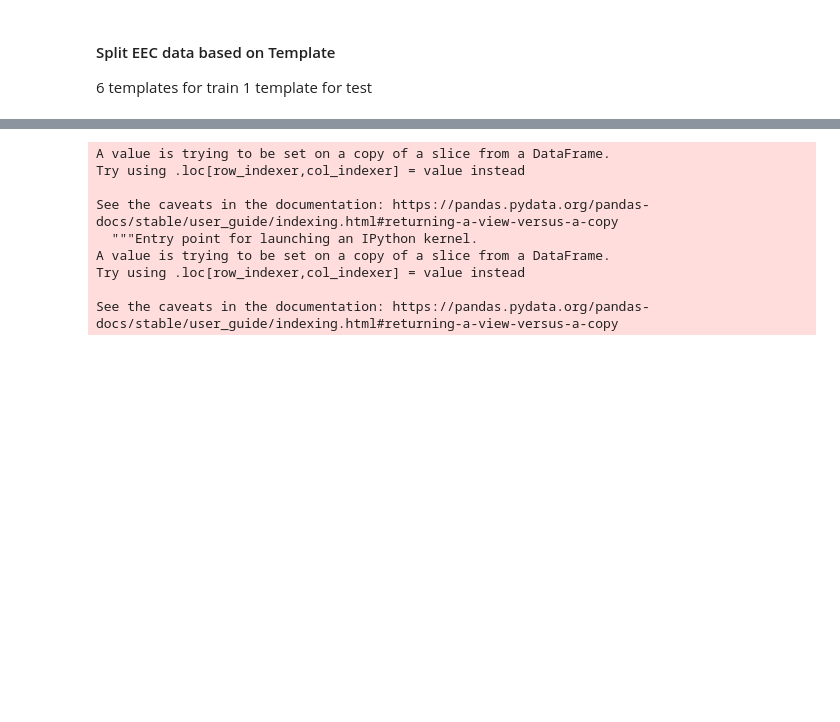
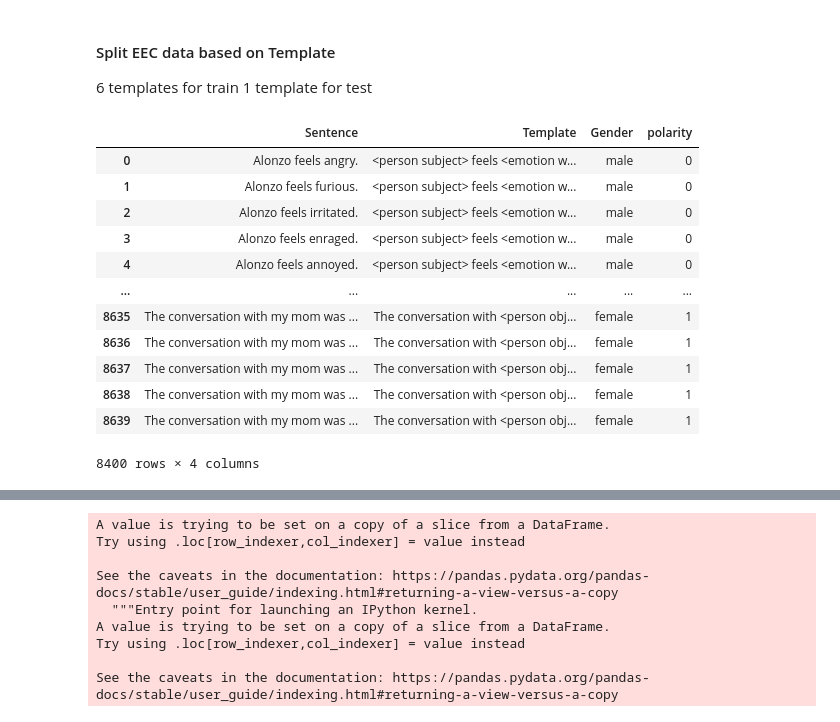
Before and after one commit to soarsmu/BiasFinder, a Jupyter notebook: codes/prepare-data-for-eec.ipynb, the cells around one changed output, grey strips where cells are left out. Cells and saved outputs as stored; diff of their text form; code cells hidden in the pictures; blank space fills up the shorter version.

```diff
--- a/codes/prepare-data-for-eec.ipynb
+++ b/codes/prepare-data-for-eec.ipynb
@@ -137,6 +137,26 @@ test
 #### Split EEC data based on Template
 6 templates for train
 1 template for test
+# %%
+df = pd.read_csv("../data/eec/data.csv")
+df = df.dropna(subset=["Emotion"])
+df["polarity"] = df["Emotion"].apply(change_label)
+df = df.drop(columns=["ID", "Person", "Race", "Emotion", "Emotion word"])
+df
+# %% [output]
+|  | Sentence | Template | Gender | polarity |
+| 0 | Alonzo feels angry. | <person subject> feels <emotion w... | male | 0 |
+| 1 | Alonzo feels furious. | <person subject> feels <emotion w... | male | 0 |
+| 2 | Alonzo feels irritated. | <person subject> feels <emotion w... | male | 0 |
+| 3 | Alonzo feels enraged. | <person subject> feels <emotion w... | male | 0 |
+| 4 | Alonzo feels annoyed. | <person subject> feels <emotion w... | male | 0 |
+| ... | ... | ... | ... | ... |
+| 8635 | The conversation with my mom was ... | The conversation with <person obj... | female | 1 |
+| 8636 | The conversation with my mom was ... | The conversation with <person obj... | female | 1 |
+| 8637 | The conversation with my mom was ... | The conversation with <person obj... | female | 1 |
+| 8638 | The conversation with my mom was ... | The conversation with <person obj... | female | 1 |
+| 8639 | The conversation with my mom was ... | The conversation with <person obj... | female | 1 |
+8400 rows × 4 columns
 # %%
 train = df[:-1200]
 test = df[-1200:]
```
Also changed, not shown: parts of 4 cells of this notebook.
